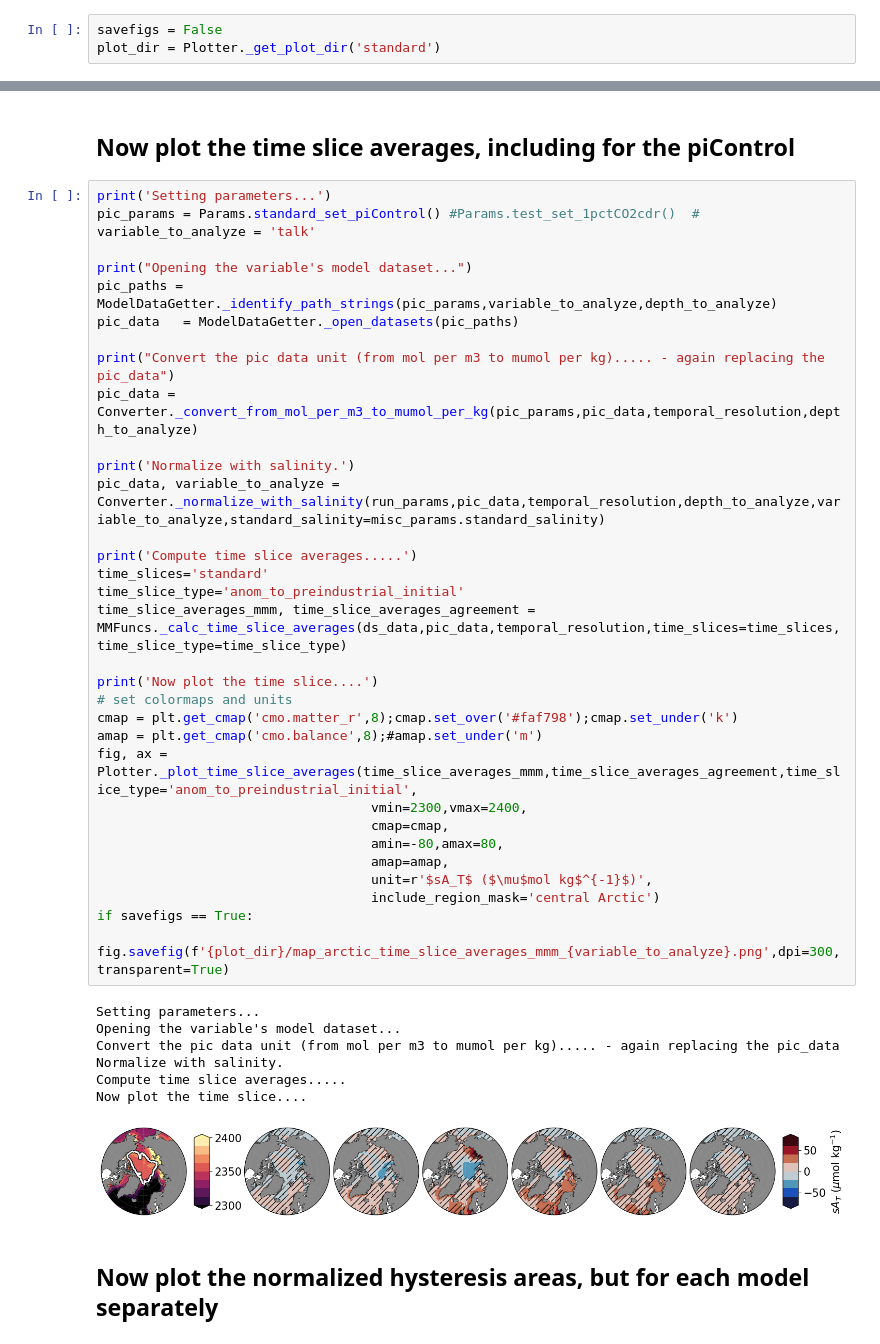
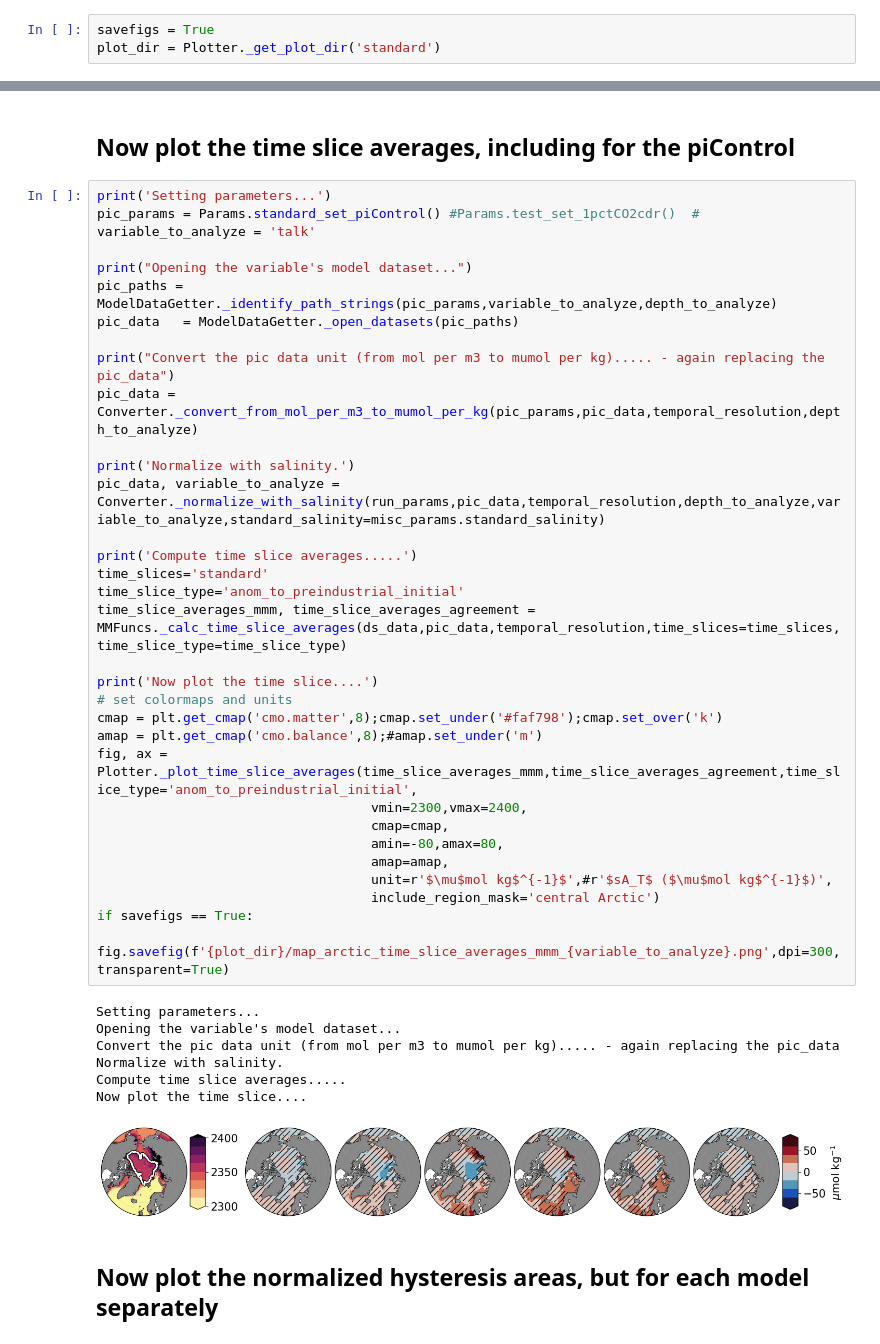
Before and after one commit to eikekoehn/Arctic_acidification_reversibility_scripts, a Jupyter notebook: 03_analysis_and_plotting/figure02_talk1_salinity_normalized.ipynb, the cells around one changed output, grey strips where cells are left out. Saved outputs shown, nothing was run; the diff lists cells and outputs as text.

```diff
--- a/03_analysis_and_plotting/figure02_talk1_salinity_normalized.ipynb
+++ b/03_analysis_and_plotting/figure02_talk1_salinity_normalized.ipynb
@@ -19,7 +19,7 @@ Loading packages...
 # %% [markdown]
 ## Decide if figures are to be saved (and if so the directory)
 # %%
-savefigs = False
+savefigs = True
 plot_dir = Plotter._get_plot_dir('standard')
 # %% [markdown]
 ## Set the parameters for the analysis of the 1pctCO2-cdr run
@@ -394,36 +394,36 @@ pic_data   = ModelDataGetter._open_datasets(pic_paths)
 
 print("Convert the pic data unit (from mol per m3 to mumol per kg)..... - again replacing the pic_data")
 pic_data = Converter._convert_from_mol_per_m3_to_mumol_per_kg(pic_params,pic_data,temporal_resolution,depth_to_analyze)
 
 print('Normalize with salinity.')
 pic_data, variable_to_analyze = Converter._normalize_with_salinity(run_params,pic_data,temporal_resolution,depth_to_analyze,variable_to_analyze,standard_salinity=misc_params.standard_salinity)
 
 print('Compute time slice averages.....')
 time_slices='standard'
 time_slice_type='anom_to_preindustrial_initial'
 time_slice_averages_mmm, time_slice_averages_agreement = MMFuncs._calc_time_slice_averages(ds_data,pic_data,temporal_resolution,time_slices=time_slices,time_slice_type=time_slice_type)
 
 print('Now plot the time slice....')
 # set colormaps and units
-cmap = plt.get_cmap('cmo.matter_r',8);cmap.set_over('#faf798');cmap.set_under('k')
+cmap = plt.get_cmap('cmo.matter',8);cmap.set_under('#faf798');cmap.set_over('k')
 amap = plt.get_cmap('cmo.balance',8);#amap.set_under('m')
 fig, ax = Plotter._plot_time_slice_averages(time_slice_averages_mmm,time_slice_averages_agreement,time_slice_type='anom_to_preindustrial_initial',
                                    vmin=2300,vmax=2400,
                                    cmap=cmap,
                                    amin=-80,amax=80,
                                    amap=amap,
-                                   unit=r'$sA_T$ ($\mu$mol kg$^{-1}$)',
+                                   unit=r'$\mu$mol kg$^{-1}$',#r'$sA_T$ ($\mu$mol kg$^{-1}$)',
                                    include_region_mask='central Arctic')
 if savefigs == True:
     fig.savefig(f'{plot_dir}/map_arctic_time_slice_averages_mmm_{variable_to_analyze}.png',dpi=300,transparent=True)
 # %% [output]
 Setting parameters...
 Opening the variable's model dataset...
 Convert the pic data unit (from mol per m3 to mumol per kg)..... - again replacing the pic_data
 Normalize with salinity.
 Compute time slice averages.....
 Now plot the time slice....
-[figure, old version]
+[figure, new version]
 # %% [markdown]
 ## Now plot the normalized hysteresis areas, but for each model separately
 # %%
```
Also changed, not shown: parts of 3 cells of this notebook, 23 other files.
